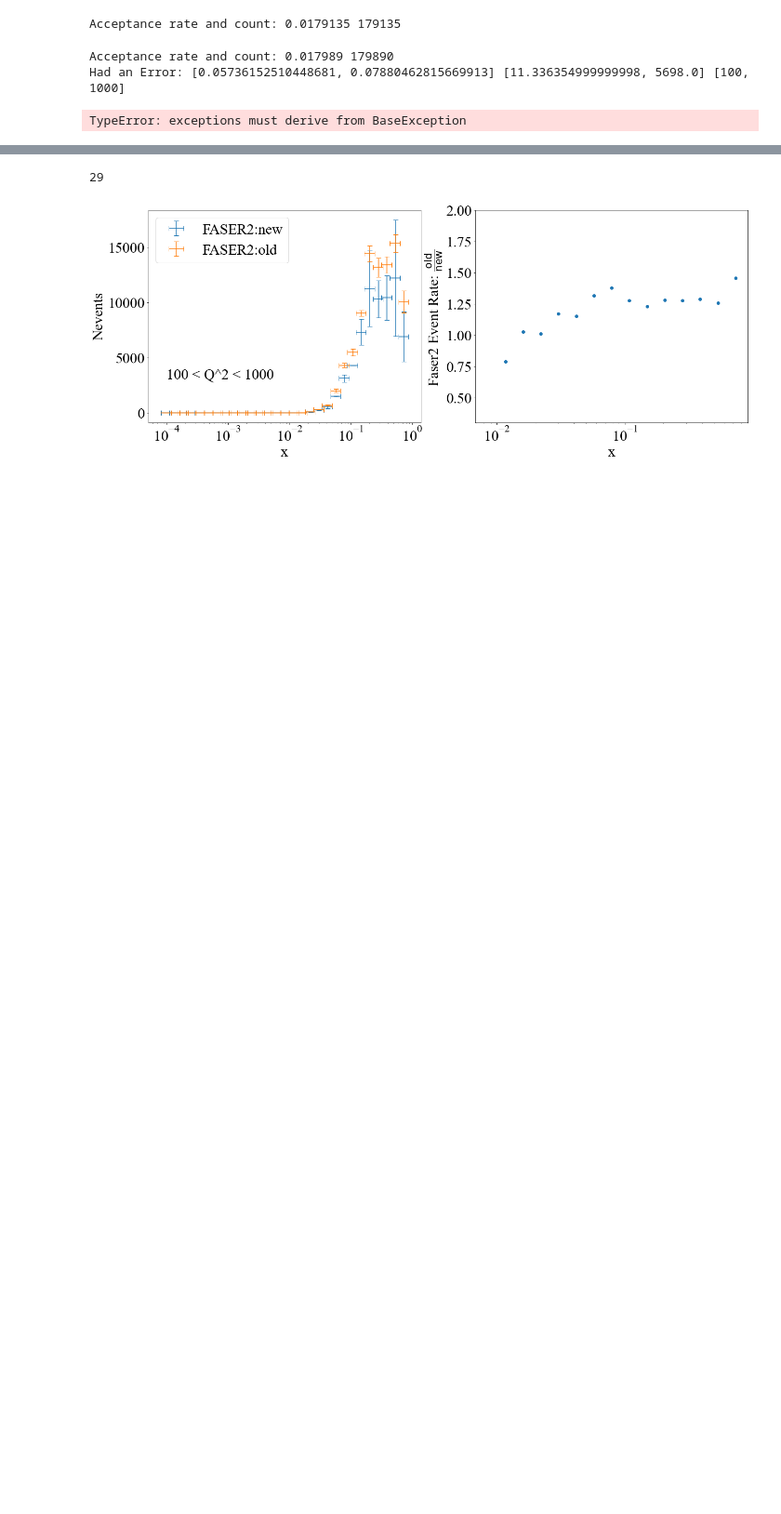
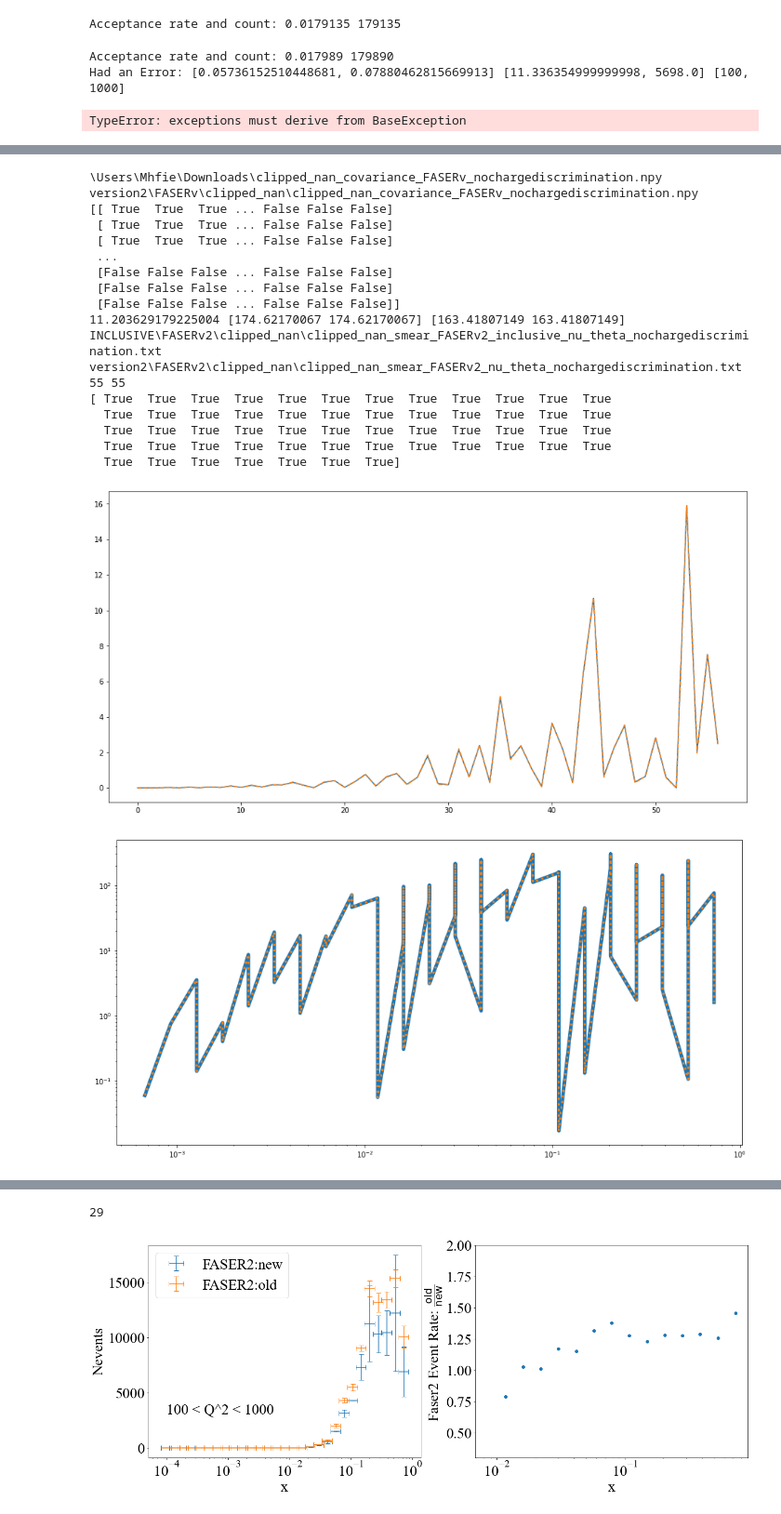
Before and after one commit to LHCfitNikhef/FPF-WG1, a Jupyter notebook: results/PDFsAtFPFv2.ipynb, the cells around one changed output, grey strips where cells are left out. Shown at 93% size. Saved outputs shown, nothing was run; the diff lists cells and outputs as text; code cells hidden in the pictures; blank space fills up the shorter version.

```diff
--- a/results/PDFsAtFPFv2.ipynb
+++ b/results/PDFsAtFPFv2.ipynb
@@ -1076,0 +1131,67 @@ check()
+# %%
+def check():
+    # file = '\\Users\\Mhfie\Downloads\\clipped_nan_covariance_FASERv2_inclusive_nochargediscrimination.npy'
+    file = '\\Users\\Mhfie\Downloads\\clipped_nan_covariance_FASERv_nochargediscrimination.npy'
+#     file = '\\Users\\Mhfie\Downloads\\clipped_nan_covariance_FASERv2_nub.npy'
+    # file = 'INCLUSIVE\\FASERv2\\clipped_nan\\clipped_nan_covariance_FASERv2_inclusive_nochargediscrimination.npy'
+    # file = 'INCLUSIVE\\FASERv2\\clipped_nan\\clipped_nan_covariance_FASERv2_nub.npy'
+
+    print(file)
+    M1 = np.load(file)
+    # print(file , np.shape(M1))
+    file = 'version2\\FASERv\\clipped_nan\clipped_nan_covariance_FASERv_nochargediscrimination.npy'
+#     file = 'version2\\FASERv2\\clipped_nan\clipped_nan_covariance_FASERv2_nub.npy'
+    print(file)
+    M2 = np.load(file)
+    loc = np.where(M1 - M2 == np.max(M1 - M2))
+    print(M1==M2)
+    print(np.max(M1-M2),M1[loc] , M2[loc])
+    index = 5
+    plt.figure(figsize = (16,8))
+    plt.plot(M1[:,index])
+    plt.plot(M2[:,index],linestyle = 'dashed')
+    # print(np.shape(M1) , np.shape(M2) )
+    # fig , ax = plt.subplots(1,2,figsize = (16,8))
+    # ax[0].imshow(M1);ax[1].imshow(M2)
+
+    plt.figure(figsize = (16,8))
+
+    file_prototype = 'clipped_nan_smear_FASERv2_inclusive_nu_theta_nochargediscrimination.txt'
+
+    file_inc = os.path.join('INCLUSIVE','FASERv2','clipped_nan',file_prototype)
+    print(file_inc)
+    x_plot , x_upper , xavg , q2_lower, q2_upper , qavg , Enu_lower , Enu_upper , Enuavg , diffxsec , N , stat_error , sys_error , MCsamples = file_reader('FASERv2',file_inc,smear_corr = '')
+    plt.loglog(x_plot , sys_error,linewidth = 5)
+
+    length = len(x_plot);inc_error = np.copy(sys_error)
+
+    file_prototype = file_prototype.split('_');file_prototype = '_'.join(file_prototype[0:4]) + '_' + '_'.join(file_prototype[5:8])
+    file = os.path.join('version2','FASERv2','clipped_nan',file_prototype)
+    print(file)
+    x_plot , x_upper , xavg , q2_lower, q2_upper , qavg , Enu_lower , Enu_upper , Enuavg , diffxsec , N , stat_error , sys_error , MCsamples = file_reader('FASERv2',file,smear_corr = '')
+    plt.loglog(x_plot , sys_error,linestyle = 'dotted',linewidth = 3)
+
+    print(length,len(x_plot))
+    print(sys_error ==inc_error)
+check()
+# %% [output]
+\Users\Mhfie\Downloads\clipped_nan_covariance_FASERv_nochargediscrimination.npy
+version2\FASERv\clipped_nan\clipped_nan_covariance_FASERv_nochargediscrimination.npy
+[[ True  True  True ... False False False]
+ [ True  True  True ... False False False]
+ [ True  True  True ... False False False]
+ ...
+ [False False False ... False False False]
+ [False False False ... False False False]
+ [False False False ... False False False]]
+11.203629179225004 [174.62170067 174.62170067] [163.41807149 163.41807149]
+INCLUSIVE\FASERv2\clipped_nan\clipped_nan_smear_FASERv2_inclusive_nu_theta_nochargediscrimination.txt
+version2\FASERv2\clipped_nan\clipped_nan_smear_FASERv2_nu_theta_nochargediscrimination.txt
+55 55
+[ True  True  True  True  True  True  True  True  True  True  True  True
+  True  True  True  True  True  True  True  True  True  True  True  True
+  True  True  True  True  True  True  True  True  True  True  True  True
+  True  True  True  True  True  True  True  True  True  True  True  True
+  True  True  True  True  True  True  True]
+[figure, added]
+[figure, added]
```
Also changed, not shown: parts of 22 cells of this notebook.
